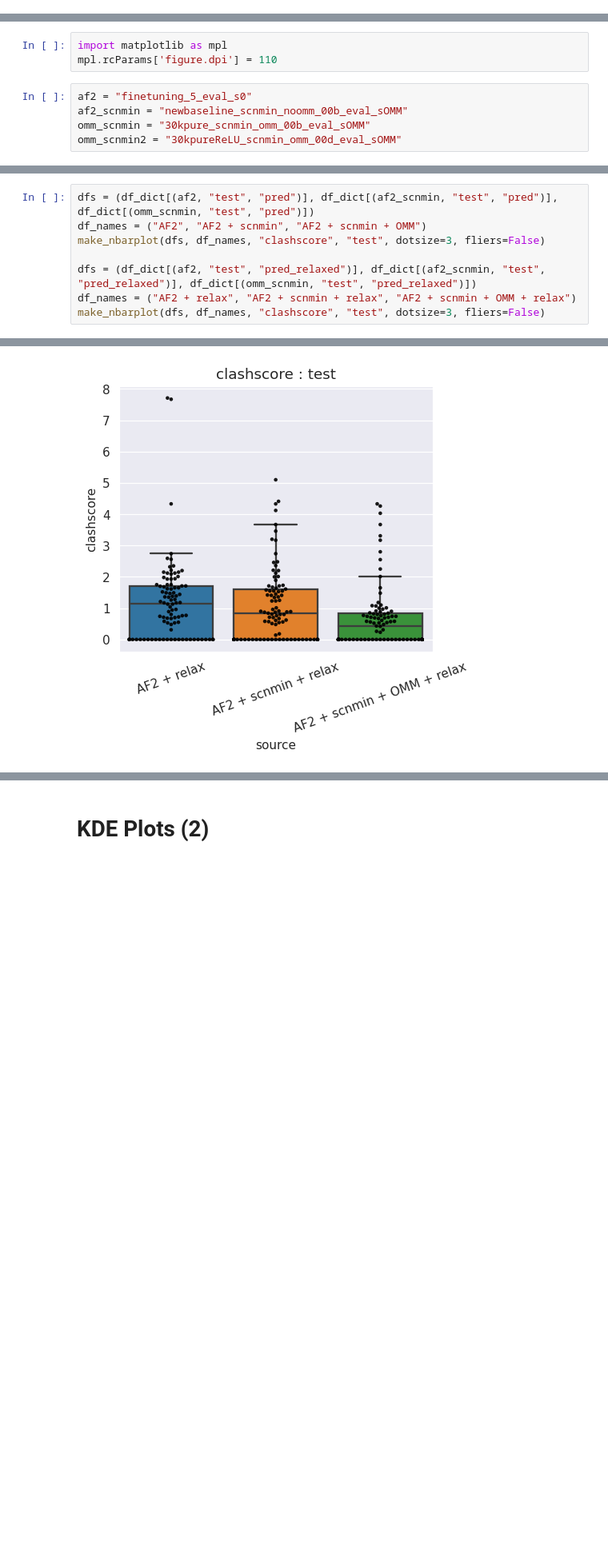
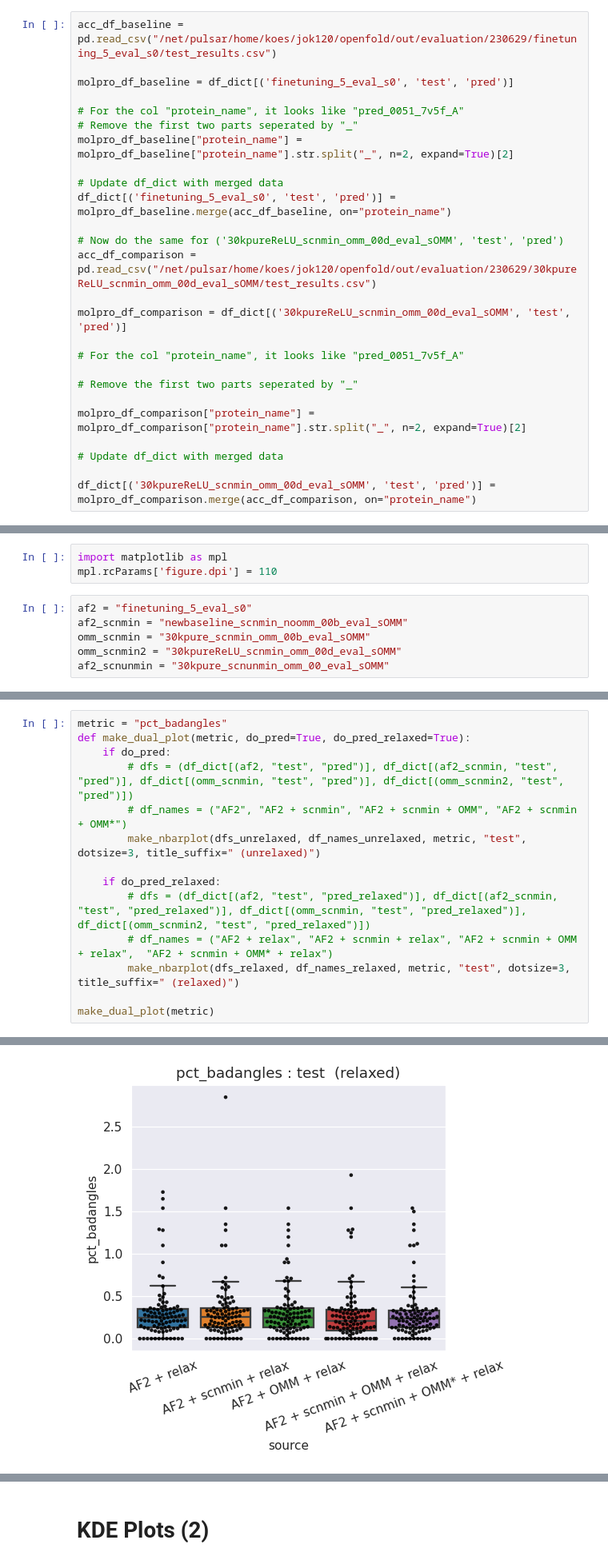
Before and after one commit to jonathanking/openfold, a Jupyter notebook: jk_research/evaluations/230629/230629_relax_plots.ipynb, the cells around one changed output, grey strips where cells are left out. Shown at 80% size. Drawn from its saved outputs; the diff is of its cells as text; blank space fills up the shorter version.

```diff
--- a/jk_research/evaluations/230629/230629_relax_plots.ipynb
+++ b/jk_research/evaluations/230629/230629_relax_plots.ipynb
@@ -80,0 +85,26 @@ df_dict = create_dataframe_dict(eval_dirs)
+# %%
+acc_df_baseline = pd.read_csv("/net/pulsar/home/koes/jok120/openfold/out/evaluation/230629/finetuning_5_eval_s0/test_results.csv")
+
+molpro_df_baseline = df_dict[('finetuning_5_eval_s0', 'test', 'pred')]
+
+# For the col "protein_name", it looks like "pred_0051_7v5f_A"
+# Remove the first two parts seperated by "_"
+molpro_df_baseline["protein_name"] = molpro_df_baseline["protein_name"].str.split("_", n=2, expand=True)[2]
+
+# Update df_dict with merged data
+df_dict[('finetuning_5_eval_s0', 'test', 'pred')] = molpro_df_baseline.merge(acc_df_baseline, on="protein_name")
+
+# Now do the same for ('30kpureReLU_scnmin_omm_00d_eval_sOMM', 'test', 'pred')
+acc_df_comparison = pd.read_csv("/net/pulsar/home/koes/jok120/openfold/out/evaluation/230629/30kpureReLU_scnmin_omm_00d_eval_sOMM/test_results.csv")
+
+molpro_df_comparison = df_dict[('30kpureReLU_scnmin_omm_00d_eval_sOMM', 'test', 'pred')]
+
+# For the col "protein_name", it looks like "pred_0051_7v5f_A"
+
+# Remove the first two parts seperated by "_"
+
+molpro_df_comparison["protein_name"] = molpro_df_comparison["protein_name"].str.split("_", n=2, expand=True)[2]
+
+# Update df_dict with merged data
+
+df_dict[('30kpureReLU_scnmin_omm_00d_eval_sOMM', 'test', 'pred')] = molpro_df_comparison.merge(acc_df_comparison, on="protein_name")
@@ -372,4 +485,5 @@ af2 = "finetuning_5_eval_s0"
 af2_scnmin = "newbaseline_scnmin_noomm_00b_eval_sOMM"
 omm_scnmin = "30kpure_scnmin_omm_00b_eval_sOMM"
 omm_scnmin2 = "30kpureReLU_scnmin_omm_00d_eval_sOMM"
+af2_scnunmin = "30kpure_scnunmin_omm_00_eval_sOMM"
 # %%
@@ -475,9 +715,15 @@ make_nbarplot(dfs, df_names, "Mol_pct_rank", "test", dotsize=2)
 # %%
-dfs = (df_dict[(af2, "test", "pred")], df_dict[(af2_scnmin, "test", "pred")], df_dict[(omm_scnmin, "test", "pred")])
-df_names = ("AF2", "AF2 + scnmin", "AF2 + scnmin + OMM")
-make_nbarplot(dfs, df_names, "clashscore", "test", dotsize=3, fliers=False)
+metric = "pct_badangles"
+def make_dual_plot(metric, do_pred=True, do_pred_relaxed=True):
+    if do_pred:
+        # dfs = (df_dict[(af2, "test", "pred")], df_dict[(af2_scnmin, "test", "pred")], df_dict[(omm_scnmin, "test", "pred")], df_dict[(omm_scnmin2, "test", "pred")])
+        # df_names = ("AF2", "AF2 + scnmin", "AF2 + scnmin + OMM", "AF2 + scnmin + OMM*")
+        make_nbarplot(dfs_unrelaxed, df_names_unrelaxed, metric, "test", dotsize=3, title_suffix=" (unrelaxed)")
 
-dfs = (df_dict[(af2, "test", "pred_relaxed")], df_dict[(af2_scnmin, "test", "pred_relaxed")], df_dict[(omm_scnmin, "test", "pred_relaxed")])
-df_names = ("AF2 + relax", "AF2 + scnmin + relax", "AF2 + scnmin + OMM + relax")
-make_nbarplot(dfs, df_names, "clashscore", "test", dotsize=3, fliers=False)
+    if do_pred_relaxed:
+        # dfs = (df_dict[(af2, "test", "pred_relaxed")], df_dict[(af2_scnmin, "test", "pred_relaxed")], df_dict[(omm_scnmin, "test", "pred_relaxed")], df_dict[(omm_scnmin2, "test", "pred_relaxed")])
+        # df_names = ("AF2 + relax", "AF2 + scnmin + relax", "AF2 + scnmin + OMM + relax",  "AF2 + scnmin + OMM* + relax")
+        make_nbarplot(dfs_relaxed, df_names_relaxed, metric, "test", dotsize=3, title_suffix=" (relaxed)")
+
+make_dual_plot(metric)
 # %% [output]
@@ -486 +731 @@ make_nbarplot(dfs, df_names, "clashscore", "test", dotsize=3, fliers=False)
-[figure, old version]
+[figure, new version]
```
Also changed, not shown: parts of 85 cells of this notebook, 32 other files.
